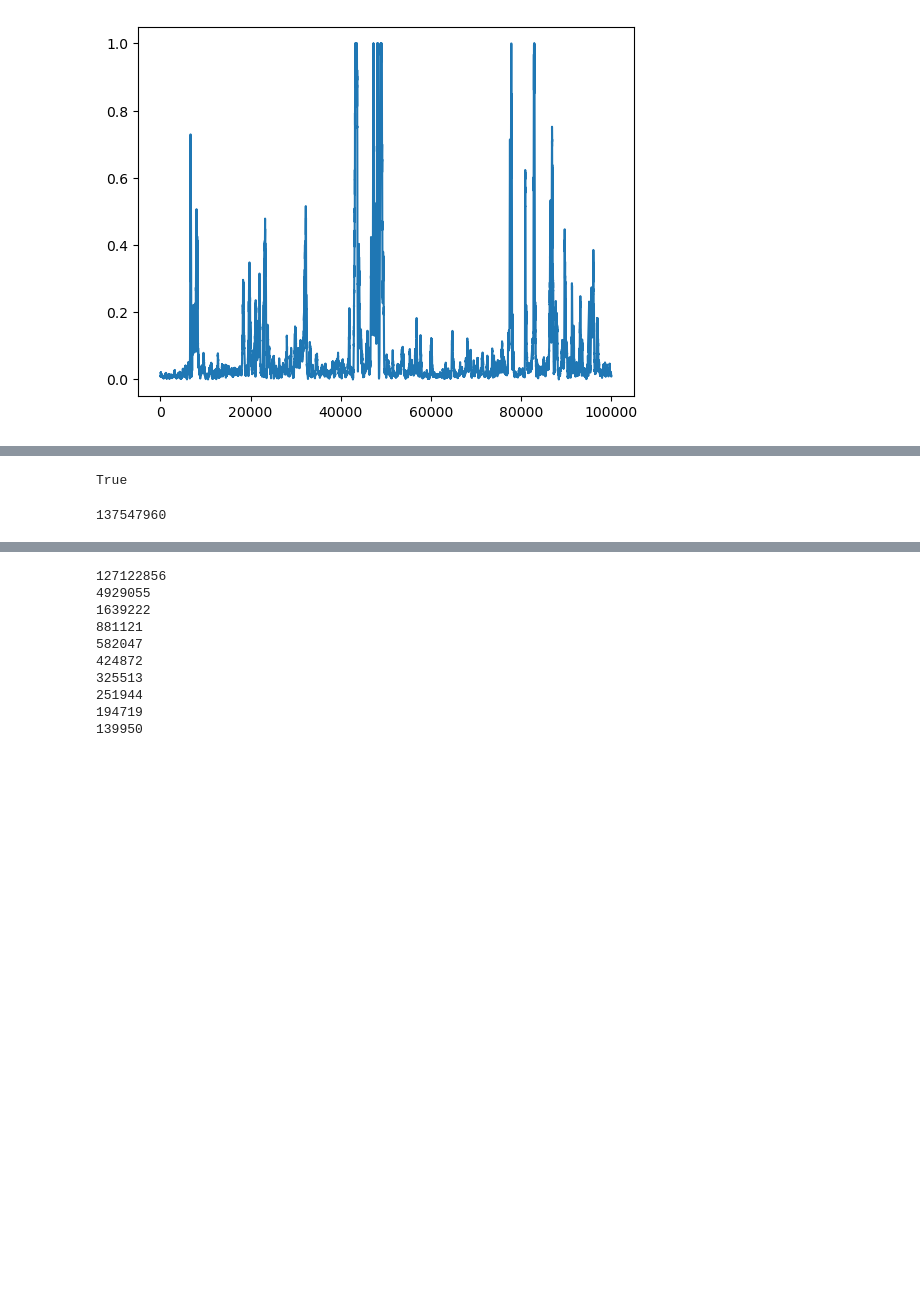
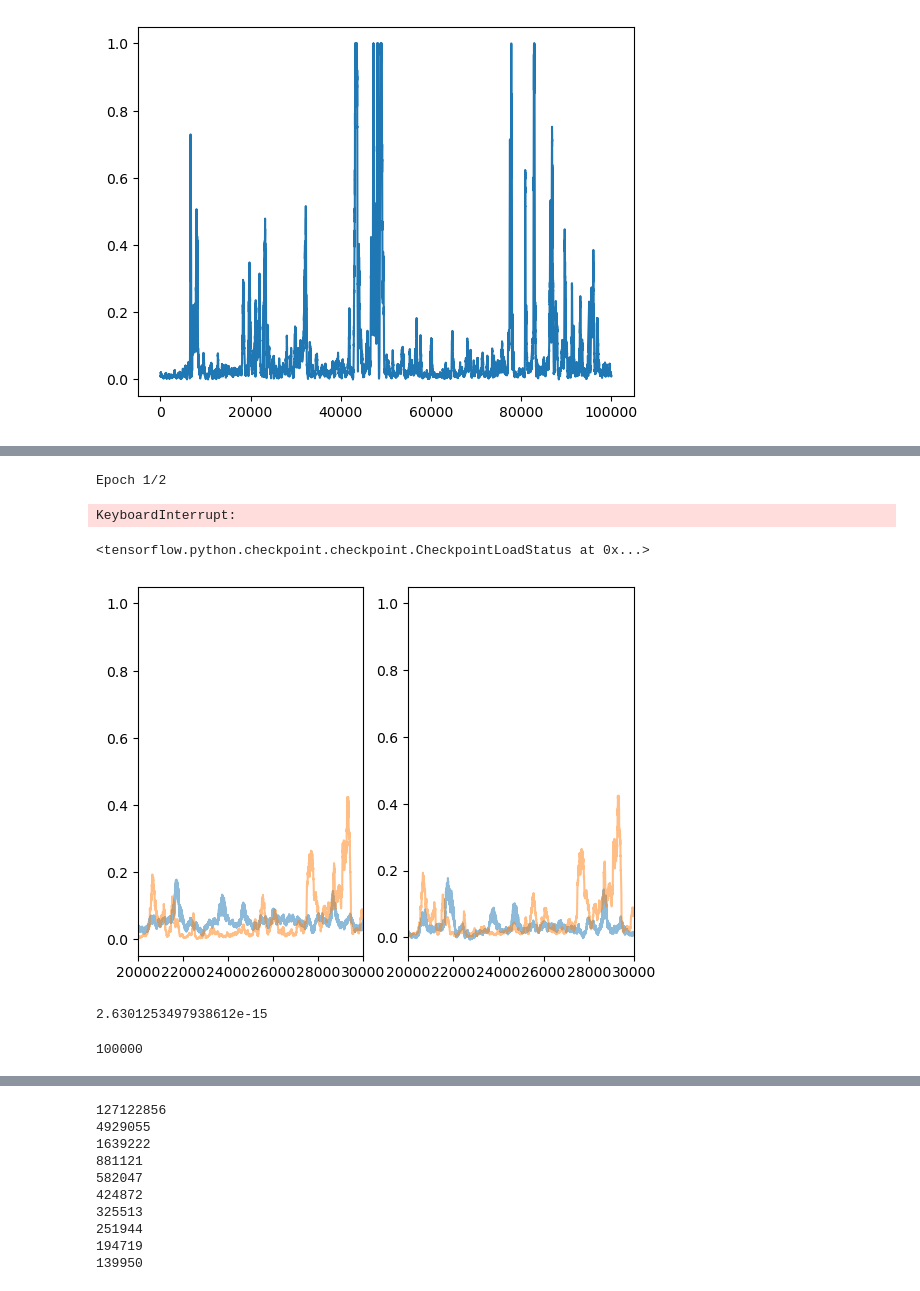
Before and after one commit to floriantilliet/mnhn_internship, a Jupyter notebook: projet1.ipynb, the cells around one changed output, grey strips where cells are left out. Saved outputs shown, nothing was run; the diff lists cells and outputs as text; code cells hidden in the pictures; blank space fills up the shorter version.

```diff
--- a/projet1.ipynb
+++ b/projet1.ipynb
@@ -272 +389,31 @@ Epoch 2/2
 <keras.callbacks.History at 0x...>
+# %%
+model2 = tf.keras.models.Sequential([
+    tf.keras.layers.Conv1D(128, kernel_size=(6), activation='relu', input_shape=(2001,4)),
+    tf.keras.layers.MaxPooling1D(pool_size=(2)),
+    tf.keras.layers.Conv1D(64, kernel_size=(12), activation='relu'),
+    tf.keras.layers.MaxPooling1D(pool_size=(2)),
+    tf.keras.layers.Conv1D(32, kernel_size=(12), activation='relu'),
+    tf.keras.layers.Flatten(),
+    tf.keras.layers.Dense(128, activation='relu'),
+    tf.keras.layers.Dense(1) #activation="sigmoid")
+    ])
+
+loss_fn = tf.keras.losses.MeanSquaredError()
+
+model2.compile(loss=mse_cor,
+    optimizer='adam',
+    metrics=['mae'])
+# %%
+cp_callback = tf.keras.callbacks.ModelCheckpoint(filepath='/home/florian/projet/models/hb_weights/cp.cpkt',
+                                                 save_weights_only=True,
+                                                 verbose=1)
+model.fit(gen,validation_data=gen_valid,epochs=2,verbose=1, callbacks=[cp_callback])
+# %% [output]
+Epoch 1/2
+KeyboardInterrupt:
+# %%
+model.load_weights('/home/florian/projet/models/trained/cp.cpkt')
+model2.load_weights('/home/florian/projet/models/new_weighted_trained/cp.cpkt')
+# %% [output]
+<tensorflow.python.checkpoint.checkpoint.CheckpointLoadStatus at 0x...>
@@ -273,8 +437,21 @@ Epoch 2/2
+# %%
+#prediction plot
+plt.subplot(1,2,1)
+plt.plot(pred,alpha=0.5)
+plt.plot(y_valid,alpha=0.5)
+plt.xlim((20_000, 30_000))
+plt.subplot(1,2,2)
+plt.plot(pred2,alpha=0.5)
+plt.plot(y_valid,alpha=0.5)
+plt.xlim((20_000, 30_000))
+plt.show()
+# %% [output]
+[figure, added]
+# %%
+cor(Ytrain_chr2L[0:10000],pred[0:10000])
+# %% [output]
+2.6301253497938612e-15
 # %%
-len(Xtrain_chr2L)==len(Ytrain_chr2L)
+len(Ytrain_chr2L)
 # %% [output]
-True
+100000
-# %%
-len((np.load('/home/florian/projet/r6.16/seq.npz')['2L']))+len(np.load('/home/florian/projet/r6.16/seq.npz')['2R'])+len(np.load('/home/florian/projet/r6.16/seq.npz')['3R'])+len(np.load('/home/florian/projet/r6.16/seq.npz')['3L'])+len(np.load('/home/florian/projet/r6.16/seq.npz')['4'])+len(np.load('/home/florian/projet/r6.16/seq.npz')['X'])+len(np.load('/home/florian/projet/r6.16/seq.npz')['Y'])
-# %% [output]
-137547960
```
Also changed, not shown: parts of 35 cells of this notebook.
